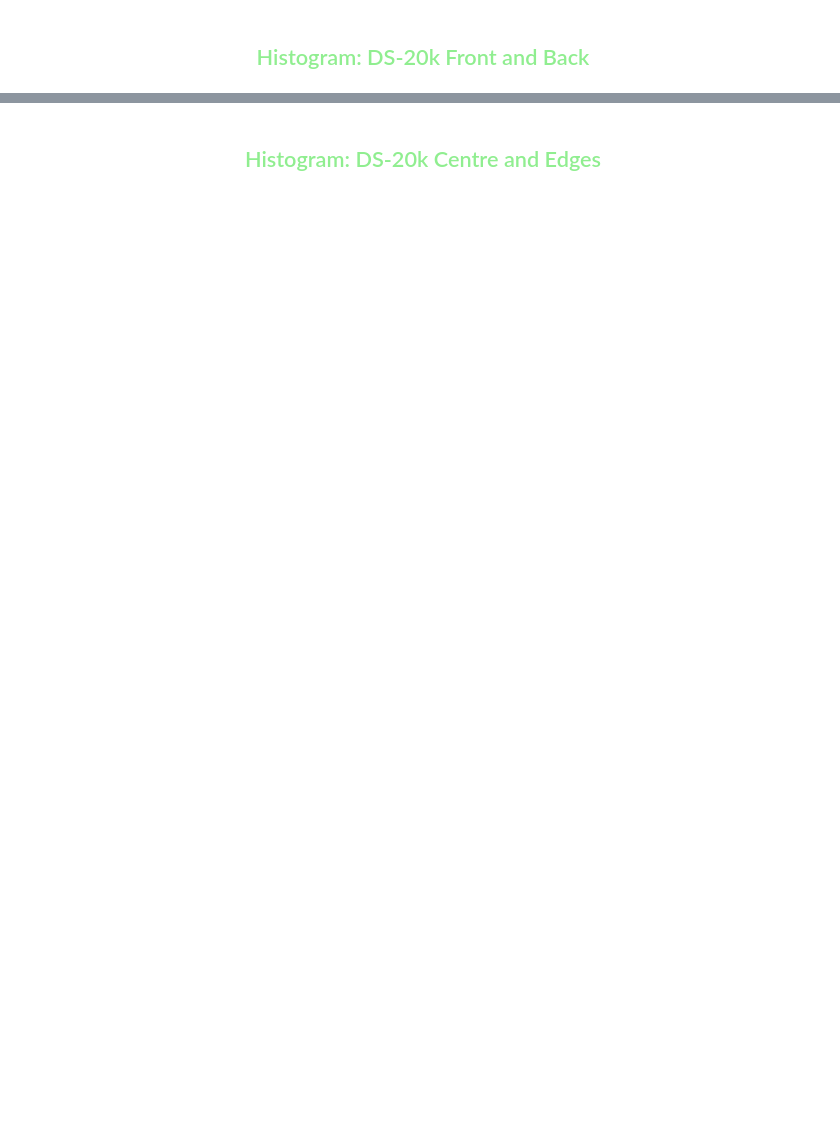
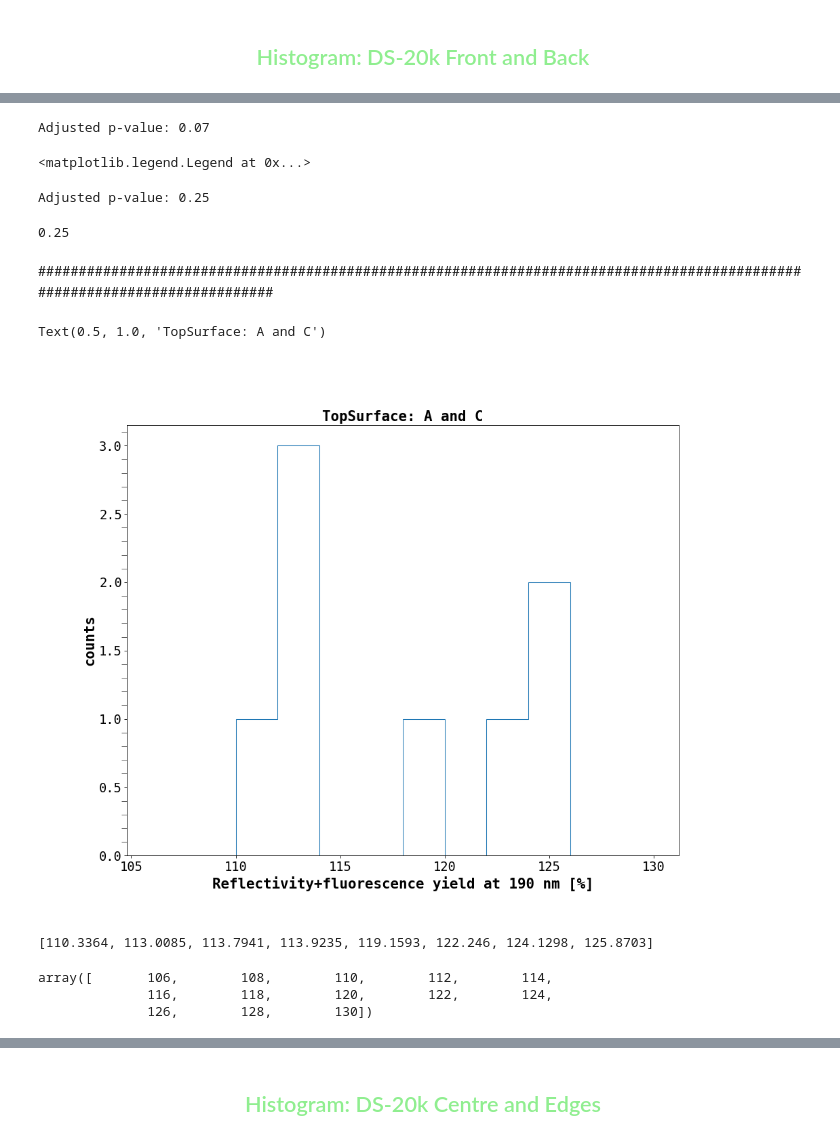
Before and after one commit to sarthchoudhary/ArGCAT, a Jupyter notebook: notebooks/plot_spectrophotometry.ipynb, the cells around one changed output, grey strips where cells are left out. Drawn from its saved outputs; the diff is of its cells as text; code cells hidden in the pictures; blank space fills up the shorter version.

```diff
--- a/notebooks/plot_spectrophotometry.ipynb
+++ b/notebooks/plot_spectrophotometry.ipynb
@@ -692,0 +559,25 @@ ax5.add_artist(text_in_box)
+# %%
+# rng = np.random.default_rng(1)
+
+x_samples = rng.normal(m5.values[0], m5.values[1], size=int(1e6))
+x_hist_content, hist_edges = np.histogram(x_samples, bins=hist_edges);
+hist_centres = hist_edges + 0.5*(hist_edges[1]-hist_edges[0])
+ax5.plot(hist_centres[:-1], x_hist_content*m5.values[2]/np.sum(x_hist_content), color='red', label='fit')
+# ax5.plot(hist_centres[:-1], hist_content*m5.values[2]/np.sum(hist_content), color='red', label='fit')
+# ax5.legend(loc='upper left')
+## Read from m5
+## TODO make it dynamic
+red_chisqr_value = 1.7
+fitted_parameter = np.array(m5.values)
+text_in_box2 = AnchoredText(f"statistics = {int(np.sum(hist_content))}" '\np-value = 'f"{calc_pvalue(PEN_R190_Bottom_ls, m5):.3f}" '\n$\mu$' f' = {fitted_parameter[0]:.3f}' '\n$\sigma$' f' = {fitted_parameter[1]:.3f}',\
+                                        prop=dict(size=18), loc='center right')
+ax5.add_artist(text_in_box2)
+ax5.legend(loc='lower center', fontsize=20)
+# %% [output]
+Adjusted p-value: 0.07
+<matplotlib.legend.Legend at 0x...>
+# %%
+calc_pvalue(PEN_R190_Bottom_ls, m5)
+# %% [output]
+Adjusted p-value: 0.25
+0.25
@@ -693,10 +586,26 @@ ax5.add_artist(text_in_box)
+# %% [markdown]
+<p>###########################################################################################################################</p>
 # %%
 fig6, ax6= plt.subplots(1, 1, figsize=[14, 11], dpi=75)
 
-hist_content, hist_edges, _histObjects = ax6.hist(PEN_R190_Top_ls, bins=5, histtype='step')
-ax6.set_xlabel('R [%]', fontsize=20)
+# hist_content, hist_edges, _histObjects = ax6.hist(PEN_R190_Top_ls, bins=5, histtype='step')
+hist_content, hist_edges, _histObjects = ax6.hist(PEN_R190_Top_ls, bins=np.arange(106, 132, 2), histtype='step', label='data')
+ax6.set_xlabel('Reflectivity+fluorescence yield at 190 nm [%]', fontsize=20)
 ax6.set_ylabel('counts', fontsize=20)
 ax6.set_title('TopSurface: A and C')
+# %% [output]
+Text(0.5, 1.0, 'TopSurface: A and C')
+[figure, added]
+# %%
+sorted(PEN_R190_Top_ls)
+# %% [output]
+[110.3364, 113.0085, 113.7941, 113.9235, 119.1593, 122.246, 124.1298, 125.8703]
+# %%
+hist_edges
+# %% [output]
+array([       106,        108,        110,        112,        114,
+              116,        118,        120,        122,        124,
+              126,        128,        130])
 # %%
 text_in_box = AnchoredText(f"statistics = {int(np.sum(hist_content))}" '\n$\mu$' f' = {np.mean(PEN_R190_Top_ls):.3f}' '\n$\sigma$' f' = {np.std(PEN_R190_Top_ls):.3f}',
                         #    '\n$\\chi^{2}/\\nu$' f" = {red_chisqr_value:.2f}" '\n$\mu$' f' = {fitted_parameters[0]:.3f}' '\n$\sigma$' f' = {fitted_parameters[1]:.3f}',\
```
Also changed, not shown: parts of 90 cells of this notebook.
